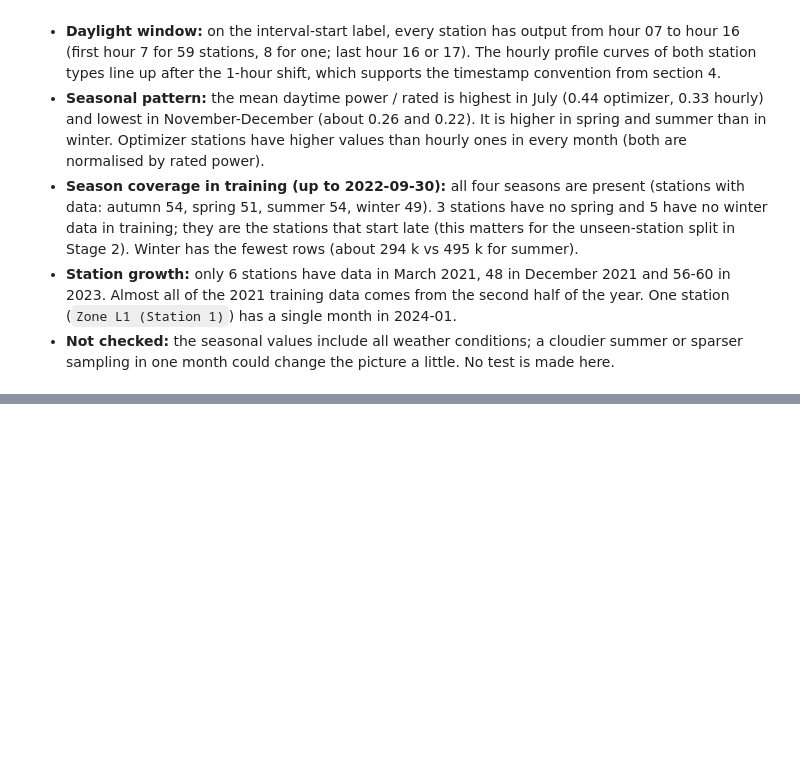
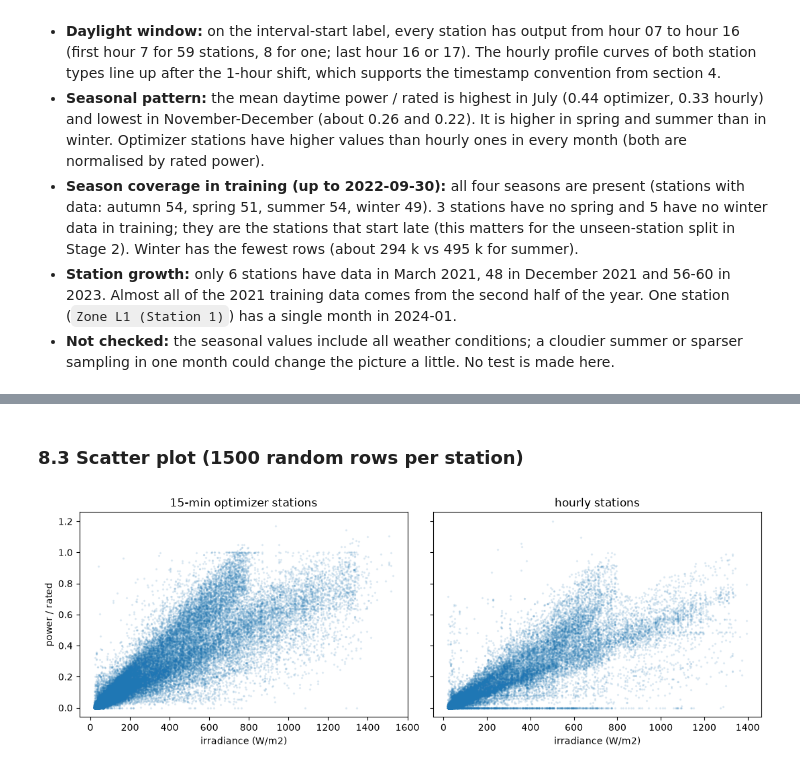
Before and after one commit to hanzla-mansuri/DA487-Capstone-Project-Phase-I, a Jupyter notebook: notebooks/01_eda.ipynb, the cells around one changed output, grey strips where cells are left out. Drawn from its saved outputs; the diff is of its cells as text; code cells hidden in the pictures; blank space fills up the shorter version.

Commit message:
feat: plot power vs irradiance per station type (Stage 1)
Co-Authored-By: Claude Sonnet 5.5 <noreply@anthropic.com>

```diff
--- a/notebooks/01_eda.ipynb
+++ b/notebooks/01_eda.ipynb
@@ -906,0 +913,7 @@ The last table shows how many stations have data in each month of each year.
+# %%
+irr_clean = irr.where(irr <= 2000)
+irr_15 = irr_clean.resample('15min').mean()
+irr_15[irr_clean.resample('15min').count() < 12] = float('nan')
+irr_60 = irr_clean.resample('60min').mean()
+irr_60[irr_clean.resample('60min').count() < 48] = float('nan')
+irr_15.notna().sum(), irr_60.notna().sum()
@@ -906,0 +926,20 @@ The last table shows how many stations have data in each month of each year.
+# %%
+stat_rows = []
+samples = []
+for name, x in series.items():
+    is_opt = bool(has_opt[name])
+    irr_grid = irr_15 if is_opt else irr_60
+    both = pd.concat([x.rename('power'), irr_grid.rename('irr')], axis=1, join='inner').dropna()
+    both = both[both['irr'] > 20]
+    high = both[both['irr'] >= 400]
+    stat_rows.append({
+        'station': name,
+        'has_optimizer': is_opt,
+        'n_rows': len(both),
+        'corr': round(both['power'].corr(both['irr']), 3),
+        'median_ratio_high_irr': round((high['power'] / (high['irr'] / 1000)).median(), 3),
+    })
+    samples.append(both.sample(min(1500, len(both)), random_state=42).assign(has_optimizer=is_opt))
+pv_irr = pd.DataFrame(stat_rows)
+samples = pd.concat(samples)
+pv_irr.groupby('has_optimizer')[['corr', 'median_ratio_high_irr']].describe().T
@@ -906,0 +976,15 @@ The last table shows how many stations have data in each month of each year.
+# %% [markdown]
+### 8.3 Scatter plot (1500 random rows per station)
+# %%
+fig, axes = plt.subplots(1, 2, figsize=(11, 4), sharey=True)
+for ax, (is_opt, label) in zip(axes, [(True, '15-min optimizer stations'), (False, 'hourly stations')]):
+    part = samples[samples['has_optimizer'] == is_opt]
+    ax.scatter(part['irr'], part['power'], s=2, alpha=0.1)
+    ax.set_title(label)
+    ax.set_xlabel('irradiance (W/m2)')
+axes[0].set_ylabel('power / rated')
+plt.tight_layout()
+plt.savefig('../results/figures/01_power_vs_irradiance.png', dpi=120)
+plt.show()
+# %% [output]
+[figure, added]
```
Also changed, not shown: parts of 12 cells of this notebook, 4 other files.
